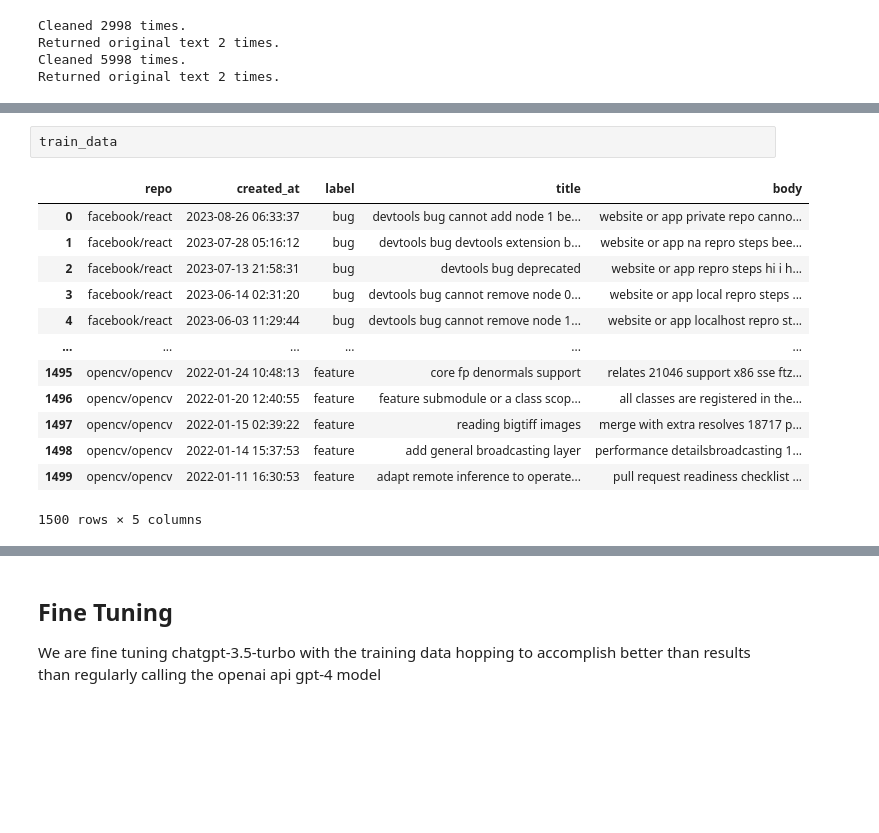
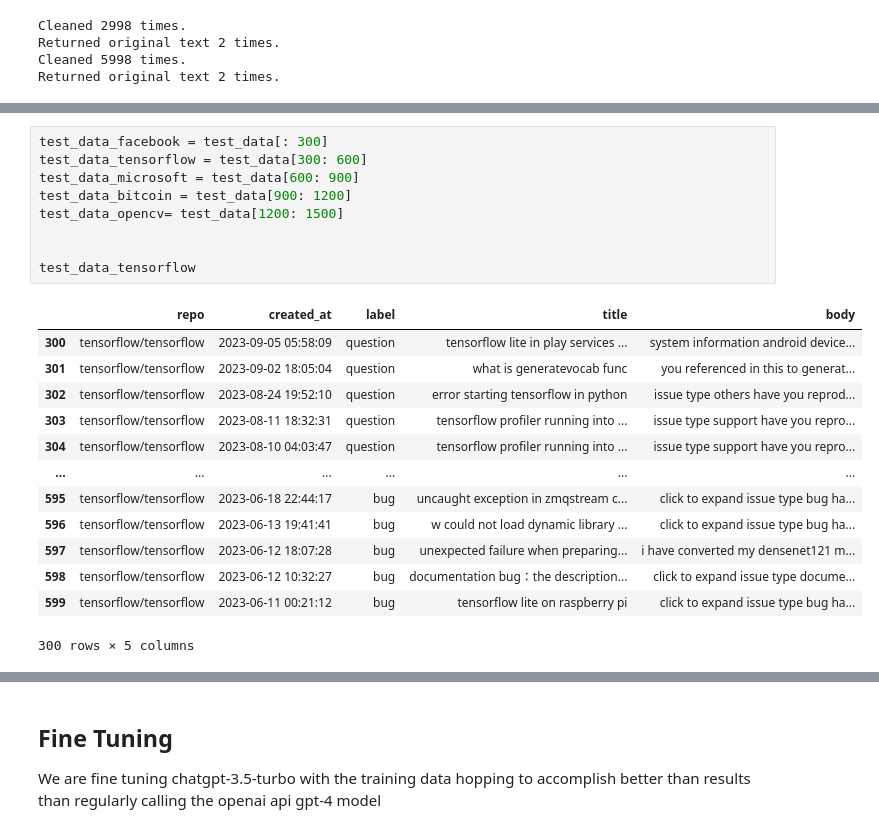
Before and after one commit to G4BE-334/NLBSE-issue-report-classification, a Jupyter notebook: issueclassificationgpt.ipynb, the cells around one changed output, grey strips where cells are left out. Saved outputs shown, nothing was run; the diff lists cells and outputs as text; blank space fills up the shorter version.

```diff
--- a/issueclassificationgpt.ipynb
+++ b/issueclassificationgpt.ipynb
@@ -131,16 +128,23 @@ test_data
-# %%
-train_data
-# %% [output]
-|  | repo | created_at | label | title | body |
-| 0 | facebook/react | 2023-08-26 06:33:37 | bug | devtools bug cannot add node 1 be... | website or app private repo canno... |
-| 1 | facebook/react | 2023-07-28 05:16:12 | bug | devtools bug devtools extension b... | website or app na repro steps bee... |
-| 2 | facebook/react | 2023-07-13 21:58:31 | bug | devtools bug deprecated | website or app repro steps hi i h... |
-| 3 | facebook/react | 2023-06-14 02:31:20 | bug | devtools bug cannot remove node 0... | website or app local repro steps ... |
-| 4 | facebook/react | 2023-06-03 11:29:44 | bug | devtools bug cannot remove node 1... | website or app localhost repro st... |
-| ... | ... | ... | ... | ... | ... |
-| 1495 | opencv/opencv | 2022-01-24 10:48:13 | feature | core fp denormals support | relates 21046 support x86 sse ftz... |
-| 1496 | opencv/opencv | 2022-01-20 12:40:55 | feature | feature submodule or a class scop... | all classes are registered in the... |
-| 1497 | opencv/opencv | 2022-01-15 02:39:22 | feature | reading bigtiff images | merge with extra resolves 18717 p... |
-| 1498 | opencv/opencv | 2022-01-14 15:37:53 | feature | add general broadcasting layer | performance detailsbroadcasting 1... |
-| 1499 | opencv/opencv | 2022-01-11 16:30:53 | feature | adapt remote inference to operate... | pull request readiness checklist ... |
-1500 rows × 5 columns
+# %%
+test_data_facebook = test_data[: 300]
+test_data_tensorflow = test_data[300: 600]
+test_data_microsoft = test_data[600: 900]
+test_data_bitcoin = test_data[900: 1200]
+test_data_opencv= test_data[1200: 1500]
+
+
+test_data_tensorflow
+# %% [output]
+|  | repo | created_at | label | title | body |
+| 300 | tensorflow/tensorflow | 2023-09-05 05:58:09 | question | tensorflow lite in play services ... | system information android device... |
+| 301 | tensorflow/tensorflow | 2023-09-02 18:05:04 | question | what is generatevocab func | you referenced in this to generat... |
+| 302 | tensorflow/tensorflow | 2023-08-24 19:52:10 | question | error starting tensorflow in python | issue type others have you reprod... |
+| 303 | tensorflow/tensorflow | 2023-08-11 18:32:31 | question | tensorflow profiler running into ... | issue type support have you repro... |
+| 304 | tensorflow/tensorflow | 2023-08-10 04:03:47 | question | tensorflow profiler running into ... | issue type support have you repro... |
+| ... | ... | ... | ... | ... | ... |
+| 595 | tensorflow/tensorflow | 2023-06-18 22:44:17 | bug | uncaught exception in zmqstream c... | click to expand issue type bug ha... |
+| 596 | tensorflow/tensorflow | 2023-06-13 19:41:41 | bug | w could not load dynamic library ... | click to expand issue type bug ha... |
+| 597 | tensorflow/tensorflow | 2023-06-12 18:07:28 | bug | unexpected failure when preparing... | i have converted my densenet121 m... |
+| 598 | tensorflow/tensorflow | 2023-06-12 10:32:27 | bug | documentation bug：the description... | click to expand issue type docume... |
+| 599 | tensorflow/tensorflow | 2023-06-11 00:21:12 | bug | tensorflow lite on raspberry pi | click to expand issue type bug ha... |
+300 rows × 5 columns
```
Also changed, not shown: parts of 61 cells of this notebook, 10 other files.
